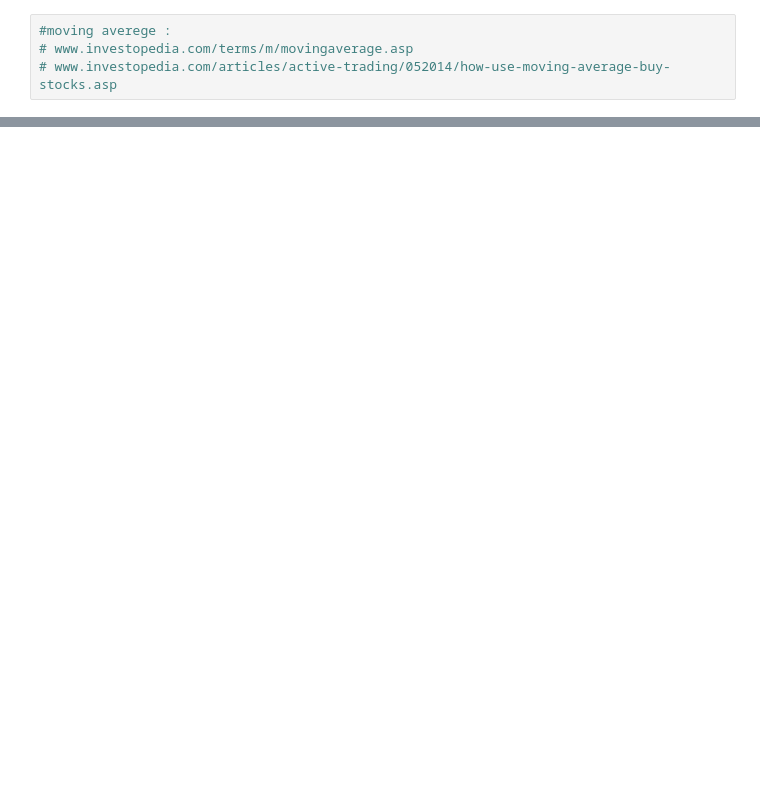
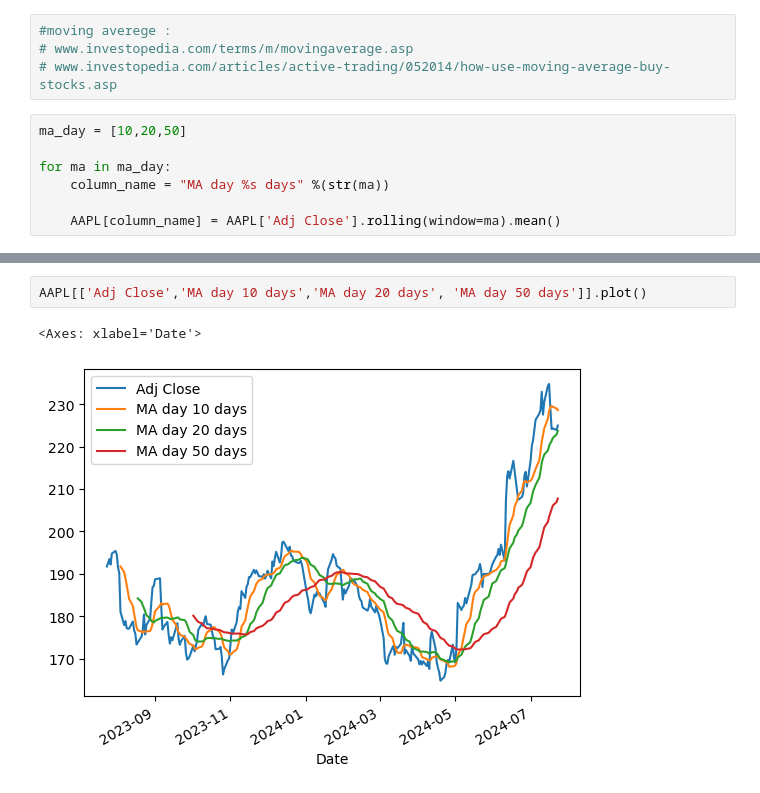
Before and after one commit to hferhat/DataWorks, a Jupyter notebook: StockMarketAnalysis.ipynb, the cells around one changed output, grey strips where cells are left out. Saved outputs shown, nothing was run; the diff lists cells and outputs as text; blank space fills up the shorter version.

```diff
--- a/StockMarketAnalysis.ipynb
+++ b/StockMarketAnalysis.ipynb
@@ -279,3 +284,10 @@ AAPL['Volume'].plot(legend=True,figsize=(10,4))
 #moving averege :
 # www.investopedia.com/terms/m/movingaverage.asp
 # www.investopedia.com/articles/active-trading/052014/how-use-moving-average-buy-stocks.asp
+# %%
+ma_day = [10,20,50]
+
+for ma in ma_day:
+    column_name = "MA day %s days" %(str(ma))
+
+    AAPL[column_name] = AAPL['Adj Close'].rolling(window=ma).mean()
@@ -281,0 +311,5 @@ AAPL['Volume'].plot(legend=True,figsize=(10,4))
+# %%
+AAPL[['Adj Close','MA day 10 days','MA day 20 days', 'MA day 50 days']].plot()
+# %% [output]
+<Axes: xlabel='Date'>
+[figure, added]
```
Also changed, not shown: parts of 24 cells of this notebook.
